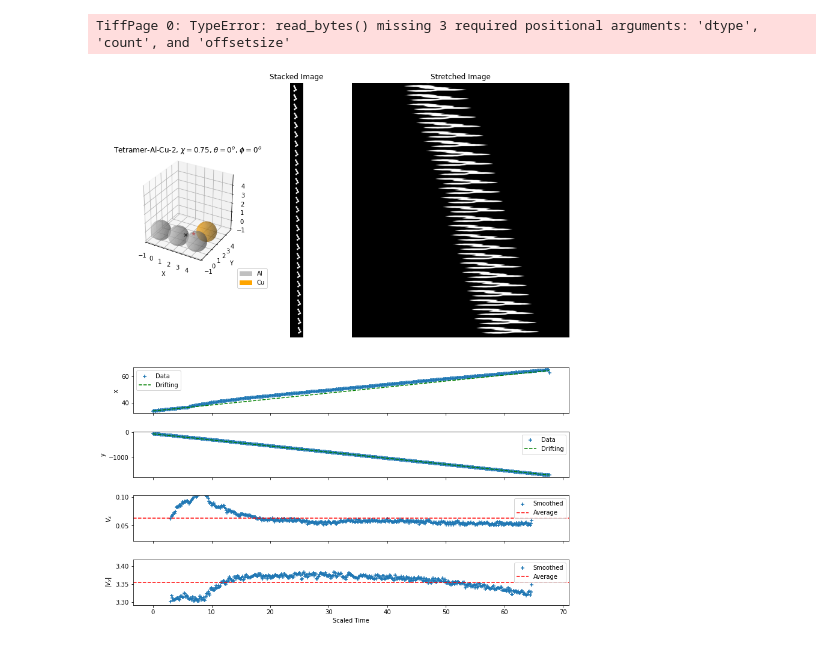
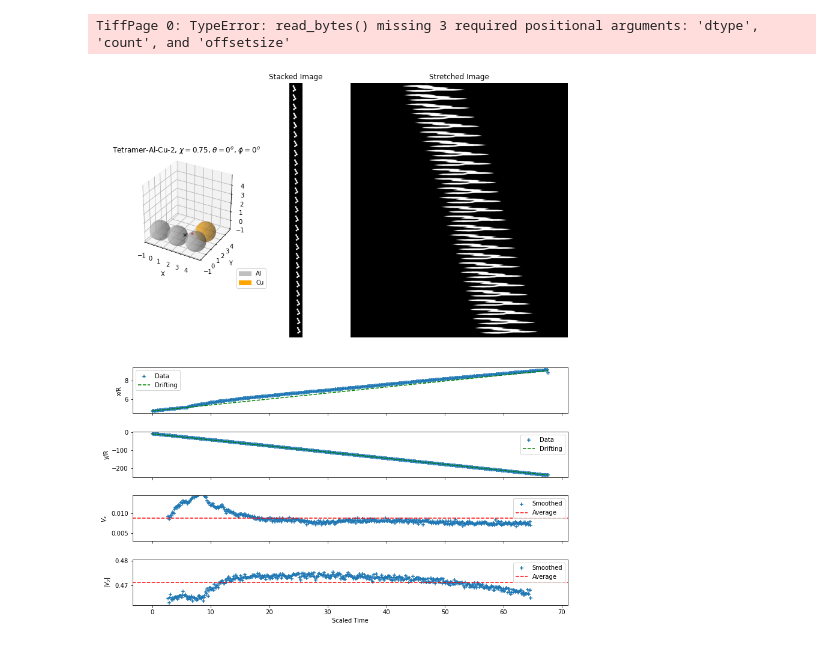
Before and after one commit to Mingxuan-Liu/Sedimentation-Analysis, a Jupyter notebook: Particle_Viz.ipynb, the cells around one changed output. Drawn from its saved outputs; the diff is of its cells as text; code cells hidden in the pictures.

Commit message:
Scale the x and y by the scale factor and the radius R

```diff
--- a/Particle_Viz.ipynb
+++ b/Particle_Viz.ipynb
@@ -43,11 +58,10 @@ def five_point_stencil(t, data):
 
     # since this method uses the surrounding four elements around the desired point,
     # the derivative array will be four elements shorter than the original array.
-    new_t = np.empty(len(t) - 4)
+    new_t = t[2:-2]
     derivative = np.empty(len(data) - 4)
 
     for i in range(2, len(data) - 2):
-        new_t[i - 2] = t[i]
         derivative[i - 2] = (-data[i + 2] + 8 * data[i + 1] - 8 * data[i - 1] + data[i - 2]) / 12
 
     return new_t, derivative
@@ -126,12 +140,14 @@ def plot_particle(particle, name, ax, transparency=False):
 
     ax.set_box_aspect([1,1,1])
 # %%
-def plot_motion(data, frame_rate, time_scale, diff_method, avg_size, ax):
+def plot_motion(data, scale, frame_rate, time_scale, diff_method, avg_size, ax):
     """
     This function plots the motion properties of the falling particle such as the x & y positions and x & y velocities
     :param data: the tracking data obtained via the TrackPy package
+        :param scale: 3-D scale from pixel to mm
     :param frame_rate: frame rate of the video, for converting frame number to time
     :param time_scale: the timescale tau (tau = r/v_light)
+    :param diff_method: the method used to differentiate the data
     :param avg_size: the number of neighbors on each side to be averaged
     :param ax: The axis where this figure should be plotted
     :return: motion image at the bottom
@@ -145,16 +161,16 @@ def plot_motion(data, frame_rate, time_scale, diff_method, avg_size, ax):
     axc = plt.subplot(gs_inner[2], sharex=axa)
     axd = plt.subplot(gs_inner[3], sharex=axa)
 
-    # Calculate the scaled time from frame rate and timescale tau ((frame number / frame_rate) / time_scale)
-    time = (data['frame'] / frame_rate) / time_scale
+    # Scale the time, x and y values
+    x, y, time = scale_values(data, scale, frame_rate, time_scale)
 
     # Calculate the x and y velocities
     if diff_method=="five-point":
-        deriv_time, vx = five_point_stencil(time, data['x'])
-        deriv_time, vy = five_point_stencil(time, -data['y'])
+        deriv_time, vx = five_point_stencil(time, x)
+        deriv_time, vy = five_point_stencil(time, y)
     else:
-        deriv_time, vx = forward_difference(time, data['x'])
-        deriv_time, vy = forward_difference(time, -data['y'])
+        deriv_time, vx = forward_difference(time, x)
+        deriv_time, vy = forward_difference(time, y)
     vy = np.abs(vy)
 
     # Smoothen the derivative by taking rolling average
@@ -168,18 +184,18 @@ def plot_motion(data, frame_rate, time_scale, diff_method, avg_size, ax):
     std_vy = np.nanstd(smoothed_vy)
 
     # X displacement plot
-    axa.scatter(time, data['x'], marker='+', label='Data')
-    axa.plot([time.iloc[0], time.iloc[-1]], [np.mean(data['x'].iloc[:5]), np.mean(data['x'].iloc[-5:])],
+    axa.scatter(time, x, marker='+', label='Data')
+    axa.plot([time.iloc[0], time.iloc[-1]], [np.mean(x.iloc[:5]), np.mean(x.iloc[-5:])],
              color='g', linestyle='--', label='Drifting')
-    axa.set_ylabel("x")
+    axa.set_ylabel("x/R")
     axa.legend()
     axa.label_outer()  # Hide x tick labels
 
     # Y displacement plot
-    axb.scatter(time, -data['y'], marker='+', label='Data')
-    axb.plot([time.iloc[0], time.iloc[-1]], [-np.mean(data['y'].iloc[:5]), -np.mean(data['y'].iloc[-5:])],
+    axb.scatter(time, -y, marker='+', label='Data')
+    axb.plot([time.iloc[0], time.iloc[-1]], [-np.mean(y.iloc[:5]), -np.mean(y.iloc[-5:])],
              color='g', linestyle='--', label='Drifting')
-    axb.set_ylabel("y")
+    axb.set_ylabel("y/R")
     axb.legend()
     axb.label_outer()  # Hide x tick labels
 
@@ -249,32 +265,32 @@ ax2 = plt.subplot(gs[0, 1])  # Top middle for the stacked image
 ax3 = plt.subplot(gs[0, 2:5])  # Top right for the stretched image, which spans 3 columns
 ax4 = plt.subplot(gs[1, :])  # Bottom for the particle's motion
 
 # Plot in each subplot
 # 1. Plot the 3D particle model
 p = create_particle(config_name)
 plot_particle(p, config_name, ax=ax1, transparency=True)
 
 # 2. Plot the stacked and stretched image
 tif_path = os.path.join(glacier_path, folder_name, folder_name + ' binary crop.tif')  # specify the location of binary image
 frames = io.imread(tif_path)  # import the binary image sequence
 stacked_image = plot_stacked_image(frames, ax=ax2)  # stack the images
 plot_stretched_image(stacked_image, ax=ax3)  # pass the stacked image and then stretch it
 
 # 3. Plot the motion
 tracking_data = pd.read_csv(os.path.join(glacier_path, folder_name, folder_name + ' binary.csv'))  # import the .csv tracking data
 fps = int(re.findall(r'(\d+)fps', folder_name)[0])  # extract the frame rate from the folder name using regex
 v_light_term = TERMINAL_VELOCITIES[name_light]  # read the terminal velocity of the lightest object
 tau = RADIUS / v_light_term  # calculate the time scale
-plot_motion(tracking_data, fps, tau, diff_method="five-point", avg_size=20, ax=ax4)
+plot_motion(tracking_data, scale=7.12, frame_rate=fps, time_scale=tau, diff_method="forward-difference", avg_size=20, ax=ax4)
 
 # Adjust the layout
 fig.subplots_adjust(hspace=0.05, wspace=0.01)
 
 # Save the figure with 600 dpi
 plt.savefig(os.path.join('config_figure', folder_name + '.png'), dpi=600, bbox_inches='tight')
 
 # Show the plot
 plt.show()
 # %% [output]
 TiffPage 0: TypeError: read_bytes() missing 3 required positional arguments: 'dtype', 'count', and 'offsetsize'
-[figure, old version]
+[figure, new version]
```
Also changed, not shown: parts of 1 cell of this notebook, 1 other file.
